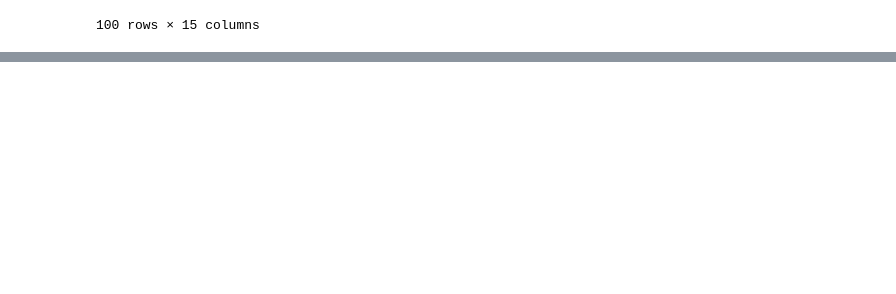
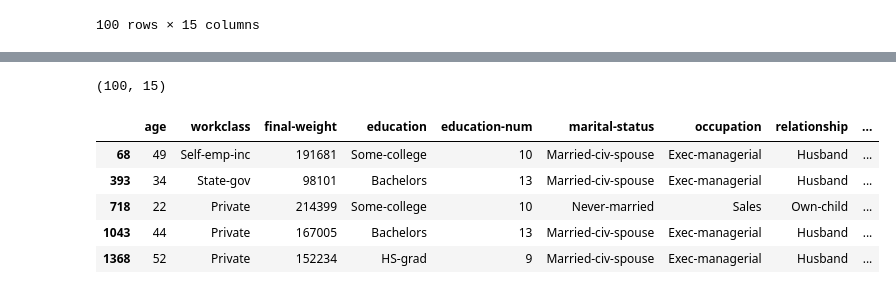
Before and after one commit to LaraDondossola/Estatistica_aplicada, a Jupyter notebook: amostragem.ipynb, the cells around one changed output, grey strips where cells are left out. Saved outputs shown, nothing was run; the diff lists cells and outputs as text; code cells hidden in the pictures; blank space fills up the shorter version.

```diff
--- a/amostragem.ipynb
+++ b/amostragem.ipynb
@@ -69,0 +111,22 @@ df_amostra_aleatoria_simples
+# %%
+def amostragem_sistematica(dataset, amostras): #crio uma função que posso utilizar a qualquer momento pra me retornar amostragens.
+  intervalo=len(dataset)//amostras  #vai descobrir qual o intervalo ideal, dividindo a populacao pra saber a cada quantos vou retirar 1 elemento
+  random.seed(1) #fixo seed para conseguir repetir sempre igual (dentro da mesma populacao)
+  inicio=random.randint(0, intervalo) #pego aleatoriamento 1 item dentro do primeiro intervalo
+  indices = np.arange(inicio, len(dataset), intervalo) #pego o restante dos elementos, indo até o final da populacao, pulando de acordo com intervalo encontrado
+  amostra_sistematica=dataset.iloc[indices] #coloco o vetor feito dentro da variável
+  return amostra_sistematica #retorno esse vetor para quem estiver chamando a função
+# %%
+df_amostra_sistematica=amostragem_sistematica(dataset, 100) #chama a funcao que criamos, passando que quer 100 elementos
+df_amostra_sistematica.shape #mostra que realmente retorno 100 elementos
+# %% [output]
+(100, 15)
+# %%
+df_amostra_sistematica.head() #mostra os 5 primeiros, pra provar que veio aleatório
+# %% [output]
+|  | age | workclass | final-weight | education | education-num | marital-status | occupation | relationship | ... |
+| 68 | 49 | Self-emp-inc | 191681 | Some-college | 10 | Married-civ-spouse | Exec-managerial | Husband | ... |
+| 393 | 34 | State-gov | 98101 | Bachelors | 13 | Married-civ-spouse | Exec-managerial | Husband | ... |
+| 718 | 22 | Private | 214399 | Some-college | 10 | Never-married | Sales | Own-child | ... |
+| 1043 | 44 | Private | 167005 | Bachelors | 13 | Married-civ-spouse | Exec-managerial | Husband | ... |
+| 1368 | 52 | Private | 152234 | HS-grad | 9 | Married-civ-spouse | Exec-managerial | Husband | ... |
```
Also changed, not shown: parts of 24 cells of this notebook.
